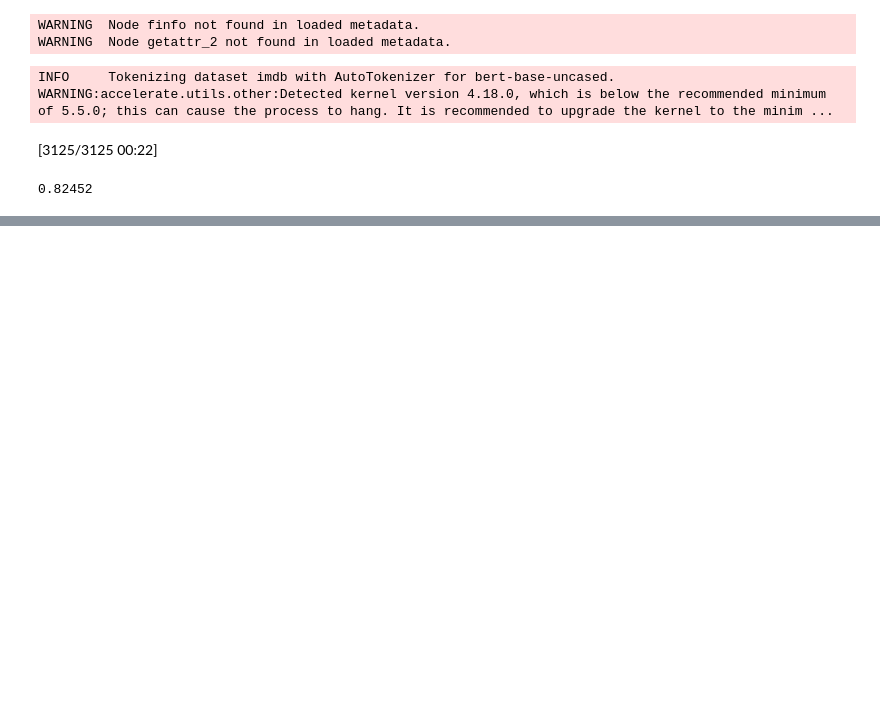
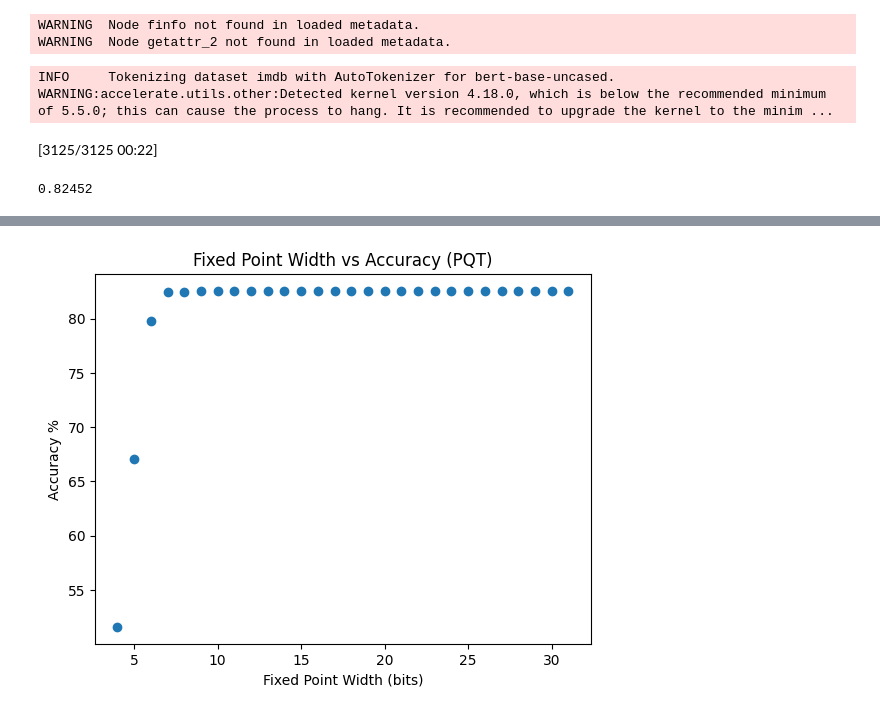
Before and after one commit to omaralkhatib03/mase, a Jupyter notebook: tasks/tutorial3/task1a.ipynb, the cells around one changed output, grey strips where cells are left out. Cells and saved outputs as stored; diff of their text form; code cells hidden in the pictures; blank space fills up the shorter version.

Commit message:
Task 1a

```diff
--- a/tasks/tutorial3/task1a.ipynb
+++ b/tasks/tutorial3/task1a.ipynb
@@ -138,0 +117,18 @@ WARNING:accelerate.utils.other:Detected kernel version 4.18.0, which is below th
+# %%
+import matplotlib.pyplot as plt
+
+
+df_pqt = pd.read_csv(f'{Path.home()}/mase/tasks/tutorial3/out_pqt.csv')
+df_qat = pd.read_csv(f'{Path.home()}/mase/tasks/tutorial3/out_qat.csv')
+# %%
+# Plot bits vs Accuracy
+
+fig_pqt = plt.figure()
+plt.scatter(x=df_pqt['width'], y=df_pqt['accuracy'] * 100)
+plt.xlabel('Fixed Point Width (bits)')
+plt.ylabel('Accuracy %')
+plt.title('Fixed Point Width vs Accuracy (PQT)')
+plt.savefig(f'{Path.home()}/mase/tasks/tutorial3/fixed_point_pqt')
+plt.show()
+# %% [output]
+[figure, added]
```
Also changed, not shown: parts of 6 cells of this notebook, 5 other files.
